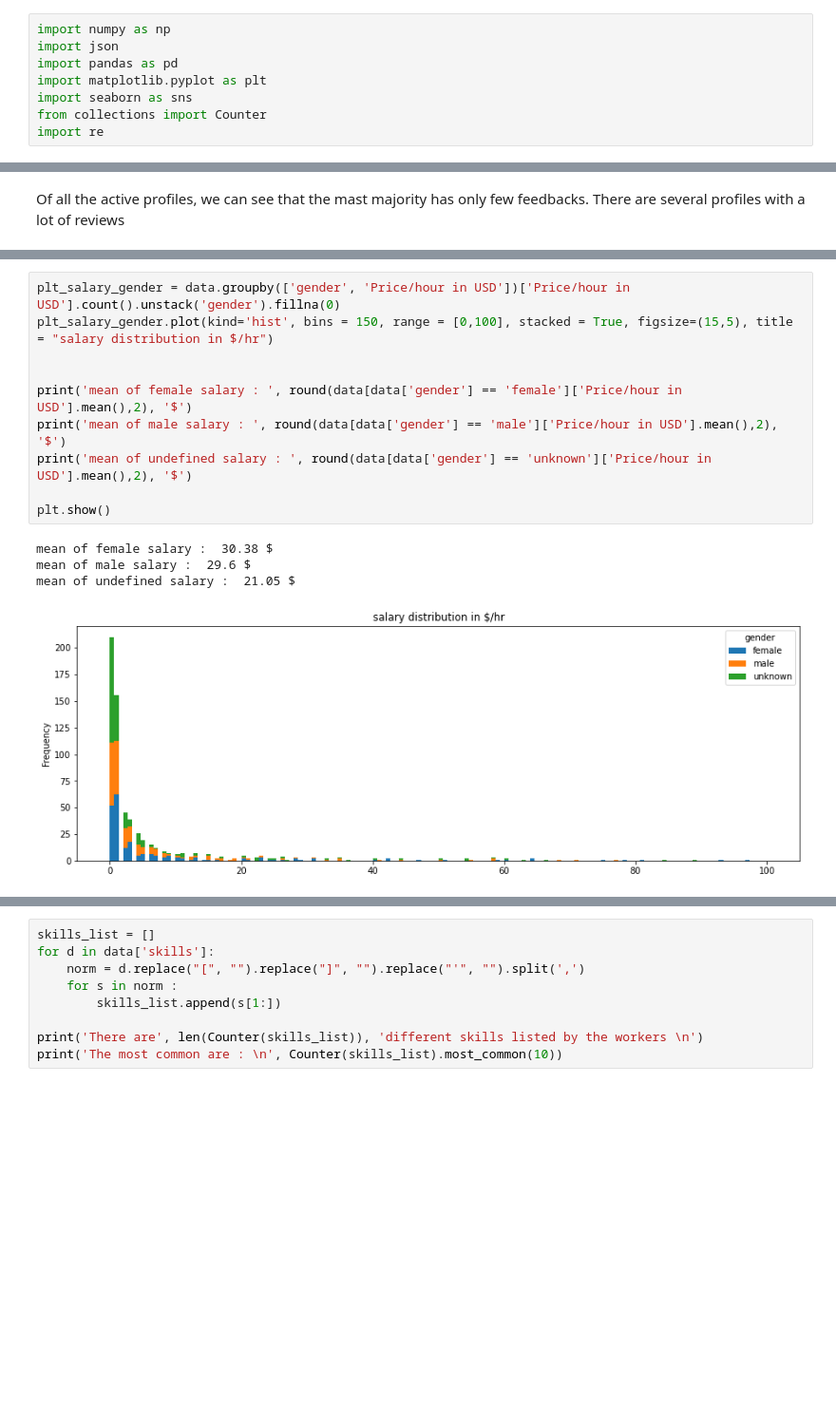
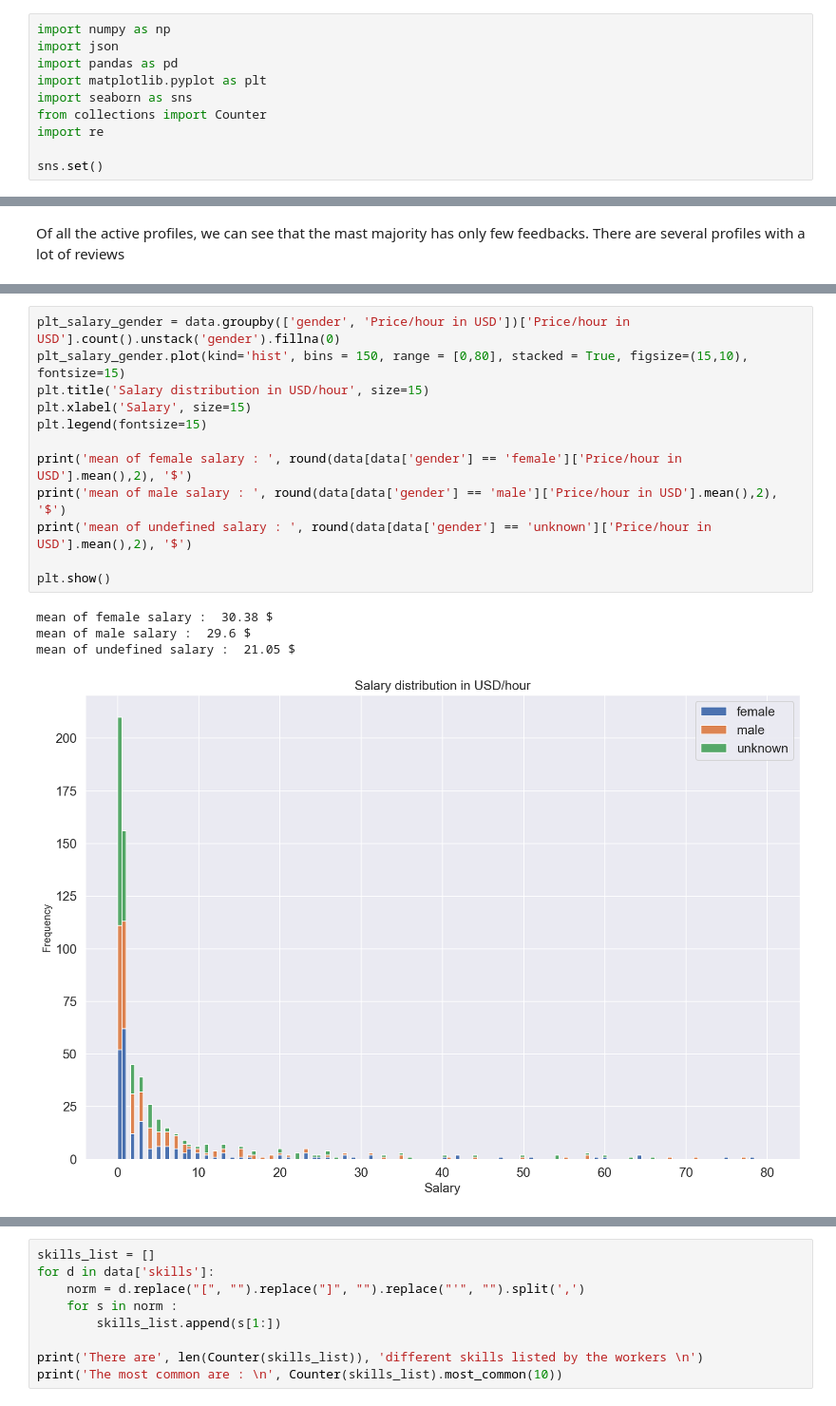
Before and after one commit to Victor-Manach/MODS207, a Jupyter notebook: Data_Analysis.ipynb, the cells around one changed output, grey strips where cells are left out. Shown at 95% size. Cells and saved outputs as stored; diff of their text form; blank space fills up the shorter version.

```diff
--- a/Data_Analysis.ipynb
+++ b/Data_Analysis.ipynb
@@ -6,6 +8,8 @@ import matplotlib.pyplot as plt
 import seaborn as sns
 from collections import Counter
 import re
+
+sns.set()
 # %%
 data = pd.read_csv('./data/panel_data_04_05.csv')
 # %%
@@ -107,17 +155,19 @@ data['Price/hour in USD'].hist(bins = 100, range = [0,100])
 # %%
 plt_salary_gender = data.groupby(['gender', 'Price/hour in USD'])['Price/hour in USD'].count().unstack('gender').fillna(0)
-plt_salary_gender.plot(kind='hist', bins = 150, range = [0,100], stacked = True, figsize=(15,5), title = "salary distribution in $/hr")
-
+plt_salary_gender.plot(kind='hist', bins = 150, range = [0,80], stacked = True, figsize=(15,10), fontsize=15)
+plt.title('Salary distribution in USD/hour', size=15)
+plt.xlabel('Salary', size=15)
+plt.legend(fontsize=15)
 
 print('mean of female salary : ', round(data[data['gender'] == 'female']['Price/hour in USD'].mean(),2), '$')
 print('mean of male salary : ', round(data[data['gender'] == 'male']['Price/hour in USD'].mean(),2), '$')
 print('mean of undefined salary : ', round(data[data['gender'] == 'unknown']['Price/hour in USD'].mean(),2), '$')
 
 plt.show()
 # %% [output]
 mean of female salary :  30.38 $
 mean of male salary :  29.6 $
 mean of undefined salary :  21.05 $
-[figure, old version]
+[figure, new version]
 # %%
 figure = plt.figure(figsize=(15,6))
```
Also changed, not shown: parts of 14 cells of this notebook, 1 other file.
